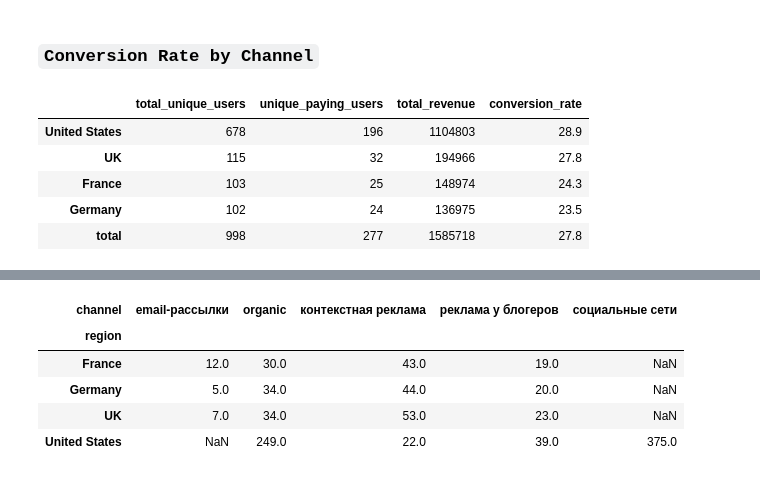
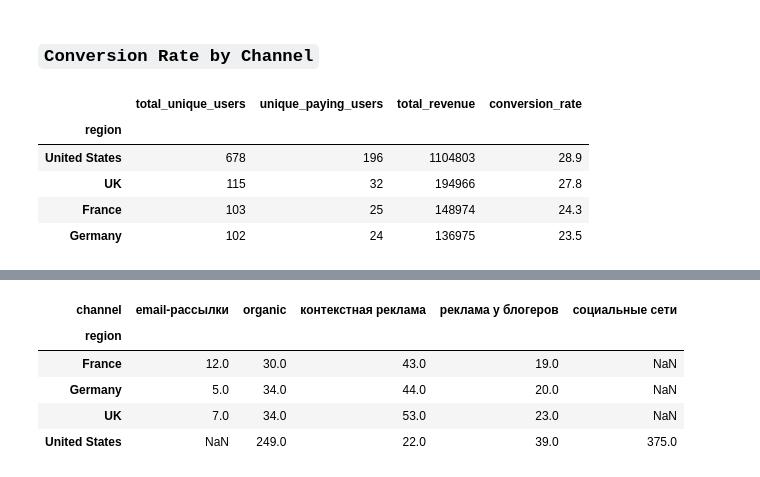
Before and after one commit to abrormaksudov/data_analysis_yl, a Jupyter notebook: go_6.ipynb, the cells around one changed output, grey strips where cells are left out. Drawn from its saved outputs; the diff is of its cells as text; code cells hidden in the pictures.

```diff
--- a/go_6.ipynb
+++ b/go_6.ipynb
@@ -111,76 +121,27 @@ analyze_channel_conversion(df_replaced)
 # %%
 def analyze_region_conversion(df):
     unique_paying_users = df[df['payer'] == 1].groupby('region')['user_id'].nunique()
     total_unique_users = df.groupby('region')['user_id'].nunique()
 
     region_metrics = pd.DataFrame({
         'total_unique_users': total_unique_users,
         'unique_paying_users': unique_paying_users,
         'total_revenue': df.groupby('region')['revenue'].sum()
     })
 
     region_metrics['conversion_rate'] = (
         region_metrics['unique_paying_users'] / region_metrics['total_unique_users'] * 100
     ).round(1)
 
-    # Calculate total row
-    total_row = region_metrics.sum()
-    total_row.name = 'total'
-    total_row['conversion_rate'] = (
-        total_row['unique_paying_users'] / total_row['total_unique_users'] * 100
-    ).round(1)
+    return region_metrics.sort_values('conversion_rate', ascending=False)
 
-    region_metrics = pd.concat([
-        region_metrics.sort_values('conversion_rate', ascending=False),
-        pd.DataFrame([total_row])
-    ])
-
-    dtype_mapping = {
-        'total_unique_users': 'int64',
-        'unique_paying_users': 'int64',
-        'total_revenue': 'int64'
-    }
-    region_metrics = region_metrics.astype(dtype_mapping)
-
-    return region_metrics
-
-# Visualization to accompany the analysis
-def visualize_region_conversion(region_metrics):
-    plt.figure(figsize=(10, 6))
-
-    # Exclude the total row for visualization
-    plot_data = region_metrics.iloc[:-1]
-
-    plt.figure(figsize=(12, 6))
-
-    # Create subplots
-    fig, (ax1, ax2) = plt.subplots(1, 2, figsize=(15, 6))
-
-    # Conversion Rate Plot
-    sns.barplot(x=plot_data.index, y='conversion_rate', data=plot_data, ax=ax1)
-    ax1.set_title('Conversion Rate by Region')
-    ax1.set_xlabel('Region')
-    ax1.set_ylabel('Conversion Rate (%)')
-    ax1.tick_params(axis='x', rotation=45)
-
-    # Total Revenue Plot
-    sns.barplot(x=plot_data.index, y='total_revenue', data=plot_data, ax=ax2)
-    ax2.set_title('Total Revenue by Region')
-    ax2.set_xlabel('Region')
-    ax2.set_ylabel('Total Revenue')
-    ax2.tick_params(axis='x', rotation=45)
-
-    plt.tight_layout()
-    return plt
-
-# Run the analysis and visualization
 region_metrics = analyze_region_conversion(df_replaced)
 region_metrics
 # %% [output]
 |  | total_unique_users | unique_paying_users | total_revenue | conversion_rate |
+| region |  |  |  |  |
 | United States | 678 | 196 | 1104803 | 28.9 |
 | UK | 115 | 32 | 194966 | 27.8 |
 | France | 103 | 25 | 148974 | 24.3 |
 | Germany | 102 | 24 | 136975 | 23.5 |
-| total | 998 | 277 | 1585718 | 27.8 |
 # %%
```
Also changed, not shown: parts of 8 cells of this notebook, 9 other files.
